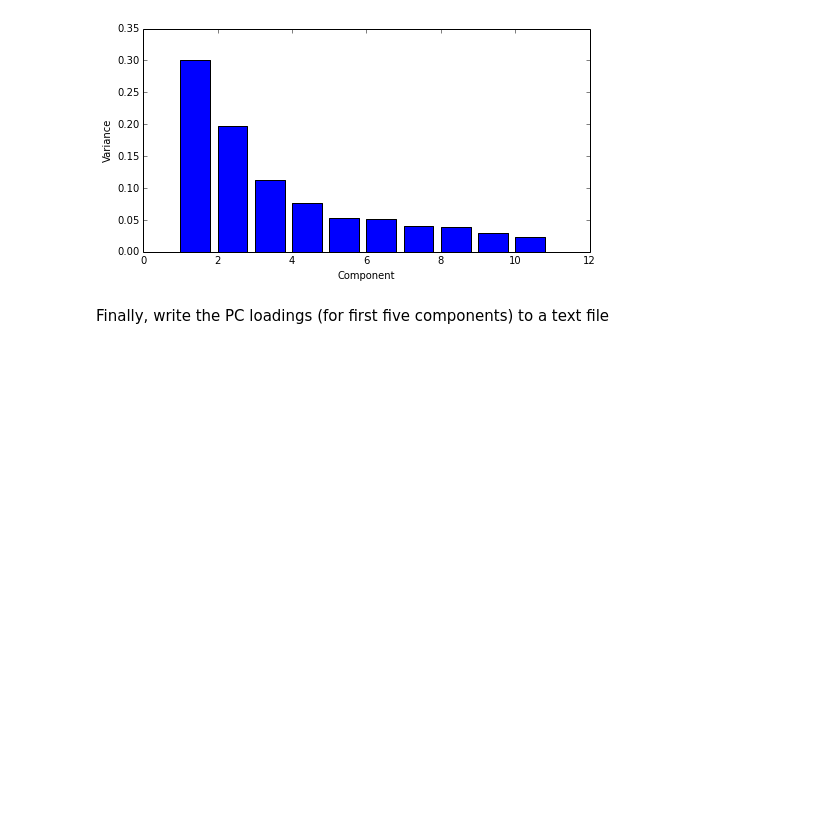
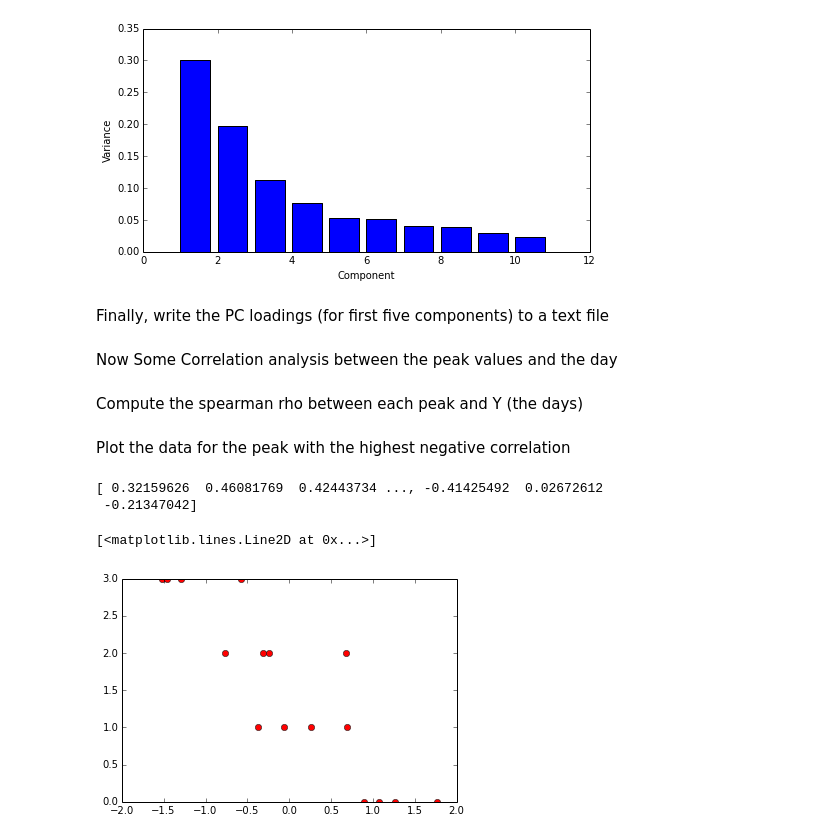
Before and after one commit to sdrogers/metabolomics_tools, a Jupyter notebook: gc_data/Thermo_GC_Data.ipynb, the cells around one changed output. Cells and saved outputs as stored; diff of their text form; code cells hidden in the pictures; blank space fills up the shorter version.

```diff
--- a/gc_data/Thermo_GC_Data.ipynb
+++ b/gc_data/Thermo_GC_Data.ipynb
@@ -26,7 +26,7 @@ sub_data_norm = sub_data_norm.replace(np.nan,0.0)
 # %% [markdown]
 <p>Do the PCA and then plot, in a very long-winded way...</p>
 # %%
-XT = pca.fit_transform(sub_data_norm)
+XT = pca.fit_transform(sub_data_norm.copy())
 a = {'pc1': XT[:,0],
      'pc2': XT[:,1],
      'cat': [0,0,0,0,1,1,1,1,2,2,2,2,3,3,3,3]}
@@ -70,3 +70,29 @@ a = {'pc1': pca.components_[0],
      'pc5': pca.components_[4]}
 b = pd.DataFrame(a)
 b.to_csv('pcweights.csv',sep='\t')
+# %% [markdown]
+<p>Now Some Correlation analysis between the peak values and the day</p>
+# %%
+from scipy.stats import spearmanr
+nSamples,nPeaks= sub_data_norm.shape
+Y = np.array([0,0,0,0,1,1,1,1,2,2,2,2,3,3,3,3])[:,None]
+# %% [markdown]
+<p>Compute the spearman rho between each peak and Y (the days)</p>
+# %%
+cc_vals = []
+for i in np.arange(nPeaks):
+    X = np.array(sub_data_norm[[i]])
+    (rho,p) = spearmanr(X.transpose(),Y.transpose(),axis=1)
+    cc_vals.append(rho)
+# %% [markdown]
+<p>Plot the data for the peak with the highest negative correlation</p>
+# %%
+cc_vals = np.array(cc_vals)
+min_pos = np.argmin(cc_vals)
+print cc_vals
+plt.plot(sub_data_norm[[min_pos]],Y,'ro')
+# %% [output]
+[ 0.32159626  0.46081769  0.42443734 ..., -0.41425492  0.02672612
+ -0.21347042]
+[<matplotlib.lines.Line2D at 0x...>]
+[figure, added]
```
Also changed, not shown: parts of 2 cells of this notebook, 3 other files.
